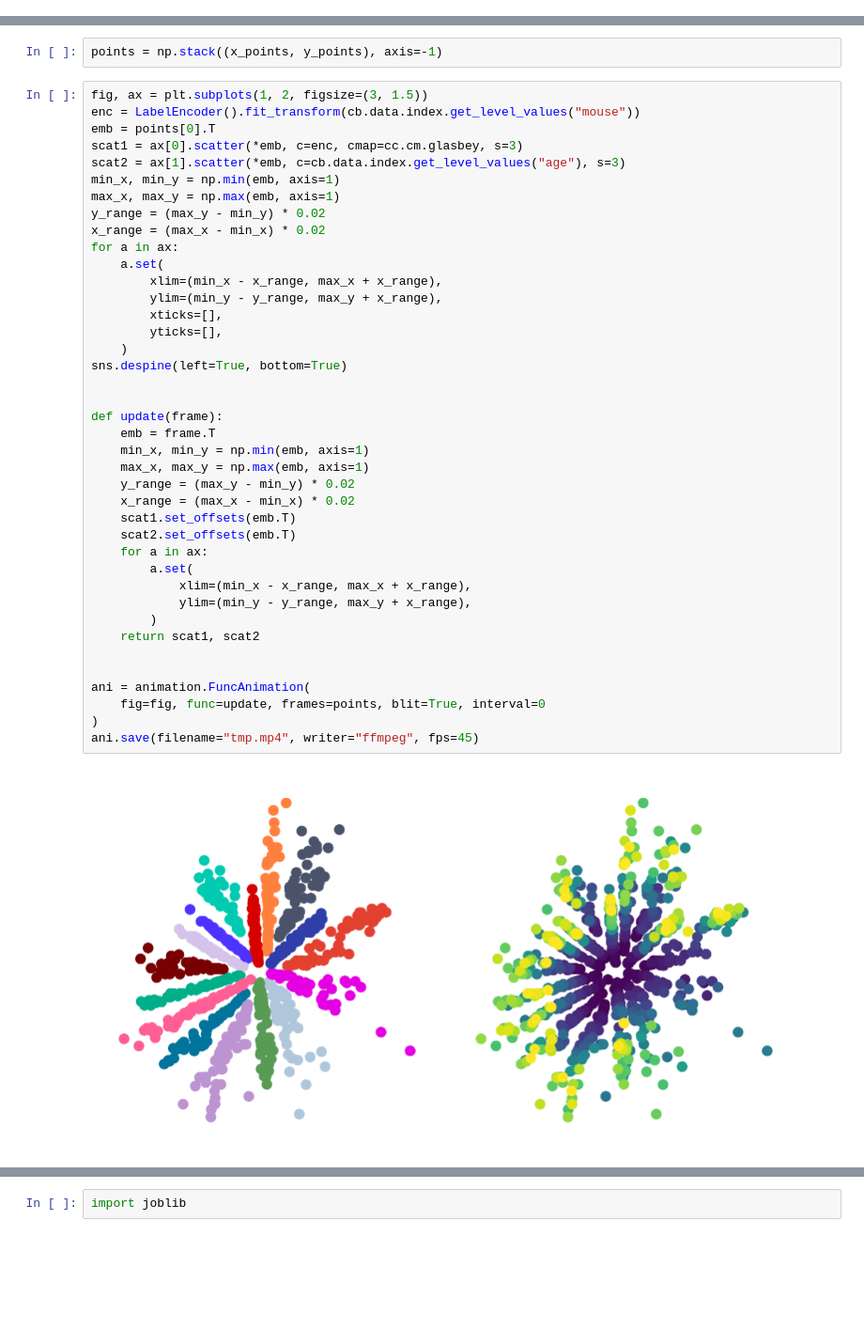
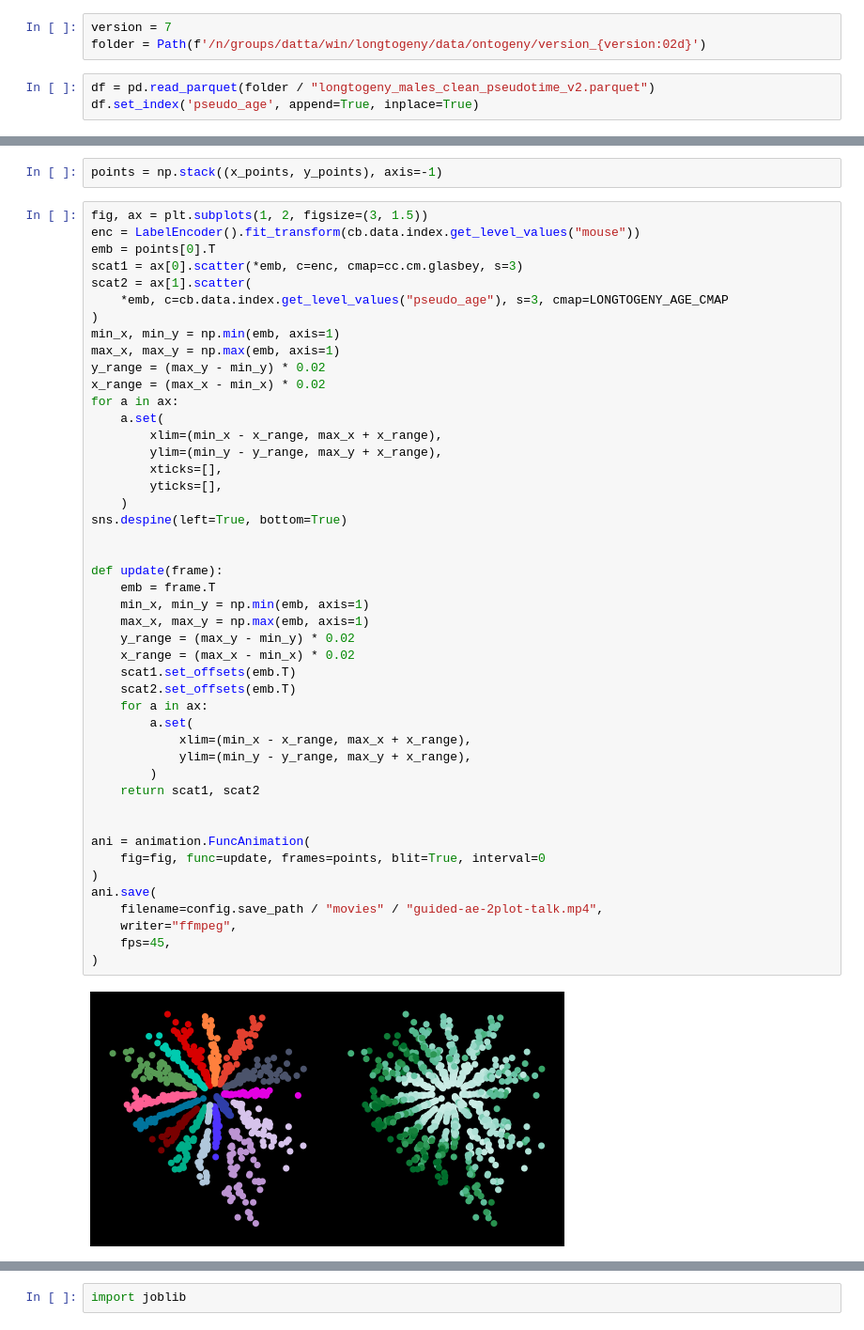
Before and after one commit to dattalab/ontogeny-of-behavior, a Jupyter notebook: notebooks/exploration/win/age-manifold/2023-09-28-guided-ae-pretty.ipynb, the cells around one changed output, grey strips where cells are left out. Shown at 94% size. Saved outputs shown, nothing was run; the diff lists cells and outputs as text; blank space fills up the shorter version.

```diff
--- a/notebooks/exploration/win/age-manifold/2023-09-28-guided-ae-pretty.ipynb
+++ b/notebooks/exploration/win/age-manifold/2023-09-28-guided-ae-pretty.ipynb
@@ -64,0 +63,6 @@ df = load_long_df(version=5)
+# %%
+version = 7
+folder = Path(f'/n/groups/datta/win/longtogeny/data/ontogeny/version_{version:02d}')
+# %%
+df = pd.read_parquet(folder / "longtogeny_males_clean_pseudotime_v2.parquet")
+df.set_index('pseudo_age', append=True, inplace=True)
@@ -389,7 +401,9 @@ fig, ax = plt.subplots(1, 2, figsize=(3, 1.5))
 enc = LabelEncoder().fit_transform(cb.data.index.get_level_values("mouse"))
 emb = points[0].T
 scat1 = ax[0].scatter(*emb, c=enc, cmap=cc.cm.glasbey, s=3)
-scat2 = ax[1].scatter(*emb, c=cb.data.index.get_level_values("age"), s=3)
+scat2 = ax[1].scatter(
+    *emb, c=cb.data.index.get_level_values("pseudo_age"), s=3, cmap=LONGTOGENY_AGE_CMAP
+)
 min_x, min_y = np.min(emb, axis=1)
 max_x, max_y = np.max(emb, axis=1)
 y_range = (max_y - min_y) * 0.02
@@ -397,33 +411,37 @@ x_range = (max_x - min_x) * 0.02
 for a in ax:
     a.set(
         xlim=(min_x - x_range, max_x + x_range),
         ylim=(min_y - y_range, max_y + x_range),
         xticks=[],
         yticks=[],
     )
 sns.despine(left=True, bottom=True)
 
 
 def update(frame):
     emb = frame.T
     min_x, min_y = np.min(emb, axis=1)
     max_x, max_y = np.max(emb, axis=1)
     y_range = (max_y - min_y) * 0.02
     x_range = (max_x - min_x) * 0.02
     scat1.set_offsets(emb.T)
     scat2.set_offsets(emb.T)
     for a in ax:
         a.set(
             xlim=(min_x - x_range, max_x + x_range),
             ylim=(min_y - y_range, max_y + x_range),
         )
     return scat1, scat2
 
 
 ani = animation.FuncAnimation(
     fig=fig, func=update, frames=points, blit=True, interval=0
 )
-ani.save(filename="tmp.mp4", writer="ffmpeg", fps=45)
+ani.save(
+    filename=config.save_path / "movies" / "guided-ae-2plot-talk.mp4",
+    writer="ffmpeg",
+    fps=45,
+)
 # %% [output]
-[figure, old version]
+[figure, new version]
 # %%
```
Also changed, not shown: parts of 16 cells of this notebook, 21 other files.
